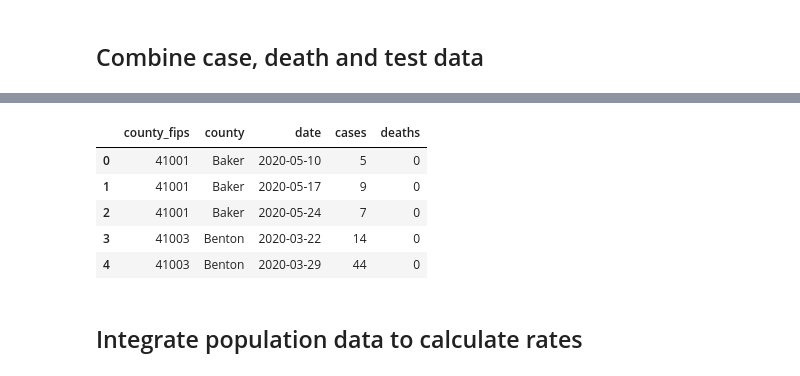
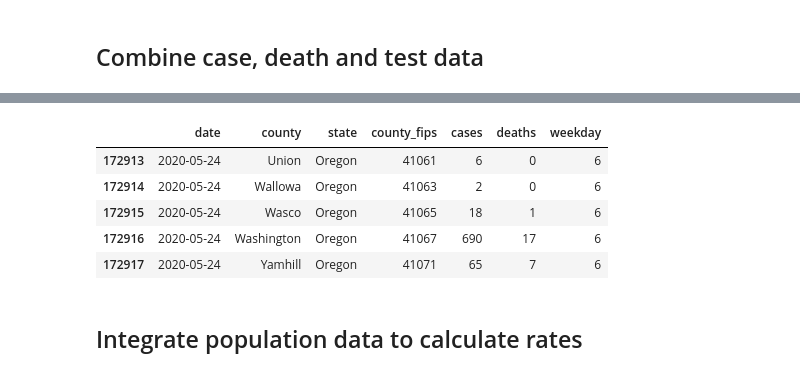
Before and after one commit to meli-lewis/oregon_covid_tracking, a Jupyter notebook: Oregon COVID-19 data.ipynb, the cells around one changed output, grey strips where cells are left out. Saved outputs shown, nothing was run; the diff lists cells and outputs as text; code cells hidden in the pictures.

```diff
--- a/Oregon COVID-19 data.ipynb
+++ b/Oregon COVID-19 data.ipynb
@@ -275,12 +256,16 @@ or_co_weekly_df = or_counties_df.groupby(
+# %%
+or_counties_df['weekday'] = or_counties_df['date'].apply(datetime.date.weekday)
+# %%
+or_co_weekly_df = or_counties_df[or_counties_df['weekday']==6].copy()
 # %%
-or_co_weekly_df.head()
+or_co_weekly_df.tail()
 # %% [output]
-|  | county_fips | county | date | cases | deaths |
-| 0 | 41001 | Baker | 2020-05-10 | 5 | 0 |
-| 1 | 41001 | Baker | 2020-05-17 | 9 | 0 |
-| 2 | 41001 | Baker | 2020-05-24 | 7 | 0 |
-| 3 | 41003 | Benton | 2020-03-22 | 14 | 0 |
-| 4 | 41003 | Benton | 2020-03-29 | 44 | 0 |
+|  | date | county | state | county_fips | cases | deaths | weekday |
+| 172913 | 2020-05-24 | Union | Oregon | 41061 | 6 | 0 | 6 |
+| 172914 | 2020-05-24 | Wallowa | Oregon | 41063 | 2 | 0 | 6 |
+| 172915 | 2020-05-24 | Wasco | Oregon | 41065 | 18 | 1 | 6 |
+| 172916 | 2020-05-24 | Washington | Oregon | 41067 | 690 | 17 | 6 |
+| 172917 | 2020-05-24 | Yamhill | Oregon | 41071 | 65 | 7 | 6 |
 # %% [markdown]
 ## Integrate population data to calculate rates
 # %%
```
Also changed, not shown: parts of 6 cells of this notebook, 2 other files.
